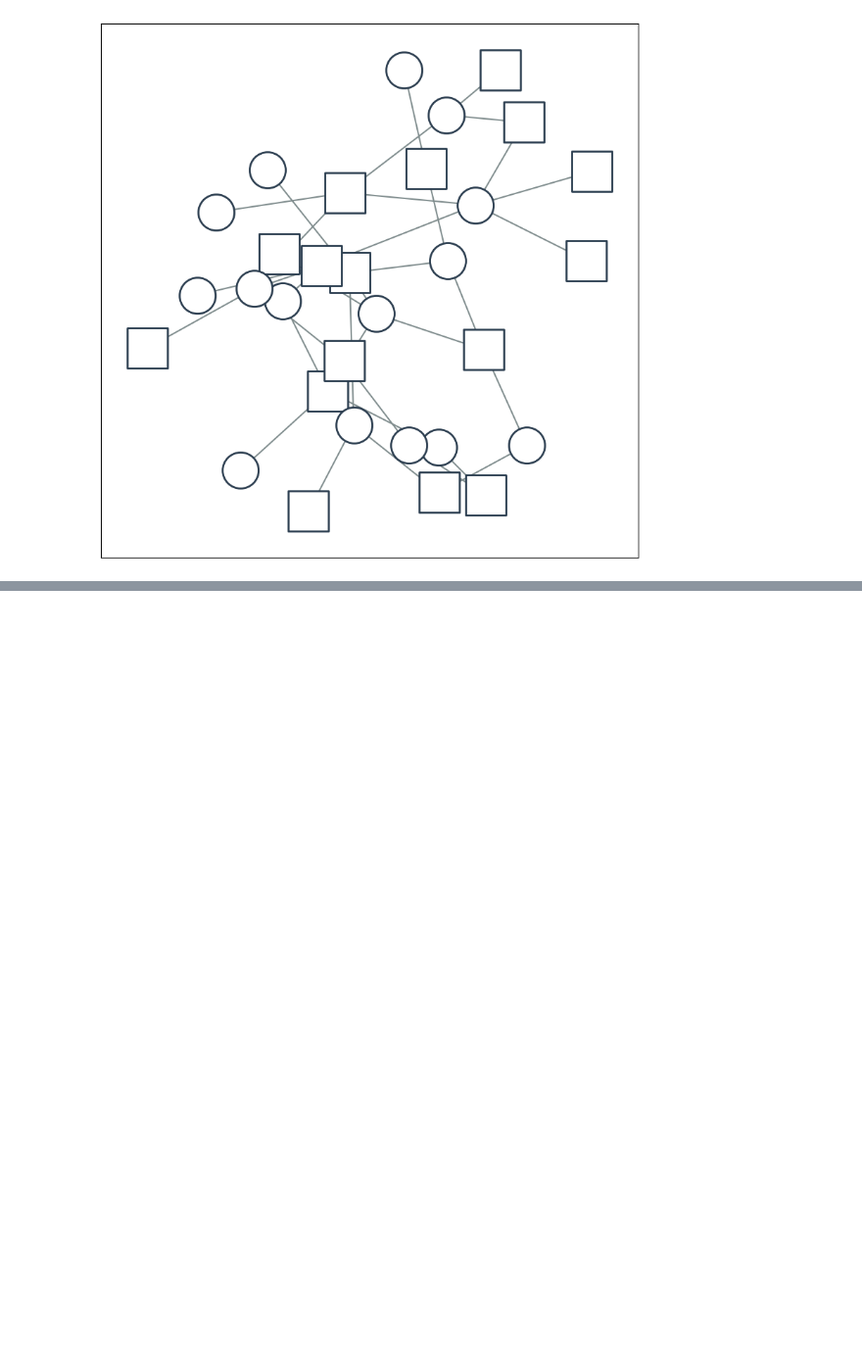
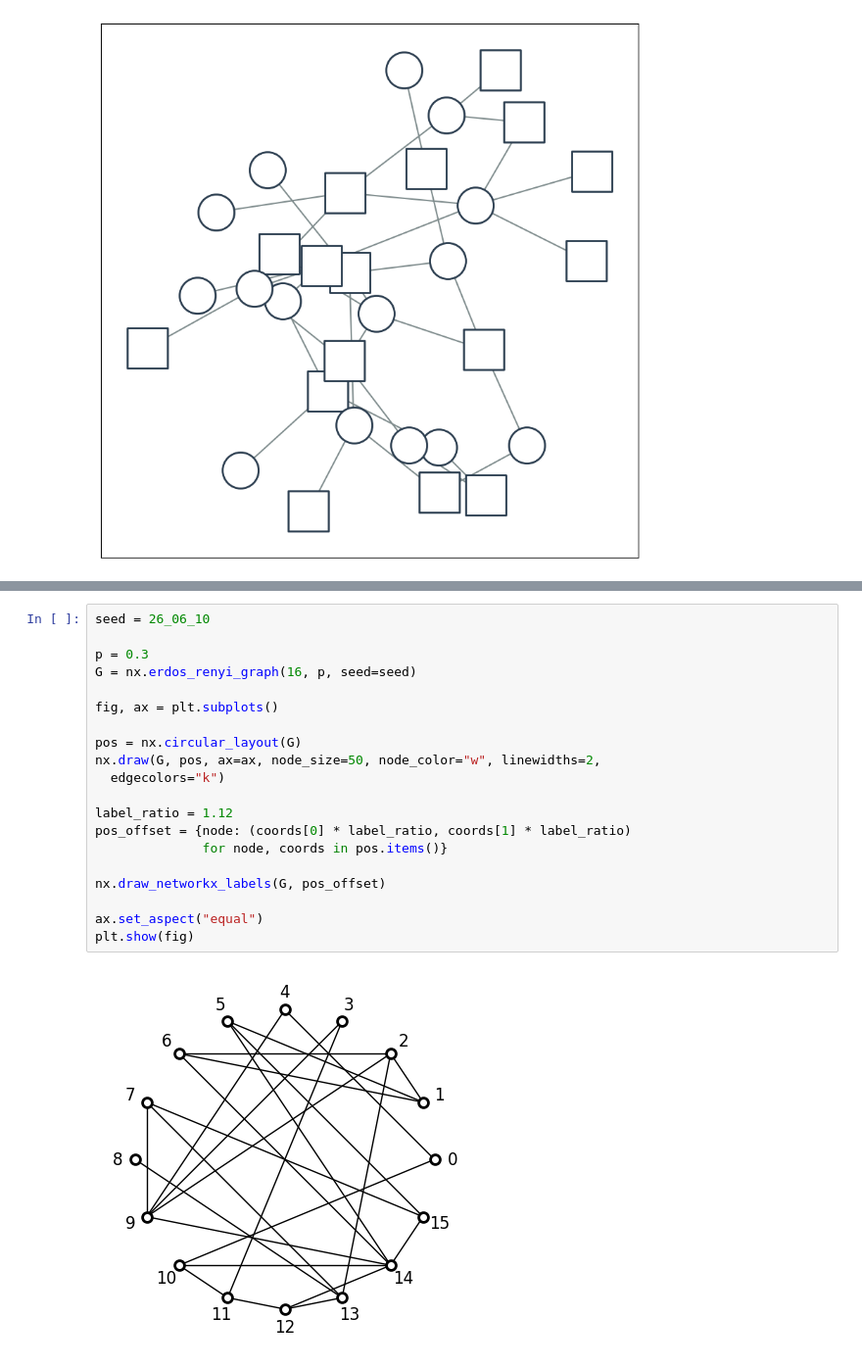
Before and after one commit to LugoBlogger/SI-251-4007-data-structures, a Jupyter notebook: case-studies/4-small-world-phenomenon/python/week-14-15-illustration.ipynb, the cells around one changed output, grey strips where cells are left out. Shown at 98% size. Drawn from its saved outputs; the diff is of its cells as text; blank space fills up the shorter version.

```diff
--- a/case-studies/4-small-world-phenomenon/python/week-14-15-illustration.ipynb
+++ b/case-studies/4-small-world-phenomenon/python/week-14-15-illustration.ipynb
@@ -169,0 +202,22 @@ plt.show(fig)
+# %%
+seed = 26_06_10
+
+p = 0.3
+G = nx.erdos_renyi_graph(16, p, seed=seed)
+
+fig, ax = plt.subplots()
+
+pos = nx.circular_layout(G)
+nx.draw(G, pos, ax=ax, node_size=50, node_color="w", linewidths=2,
+  edgecolors="k")
+
+label_ratio = 1.12
+pos_offset = {node: (coords[0] * label_ratio, coords[1] * label_ratio)
+              for node, coords in pos.items()}
+
+nx.draw_networkx_labels(G, pos_offset)
+
+ax.set_aspect("equal")
+plt.show(fig)
+# %% [output]
+[figure, added]
```
Also changed, not shown: parts of 6 cells of this notebook, 7 other files.
